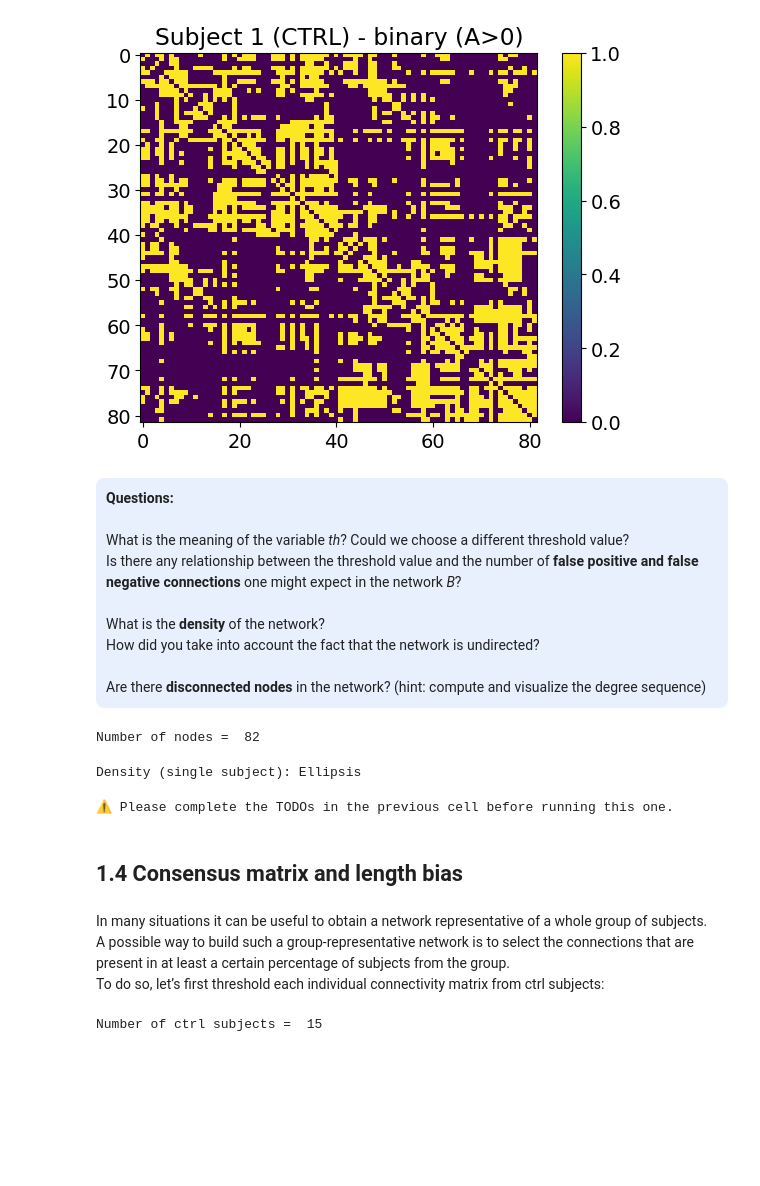
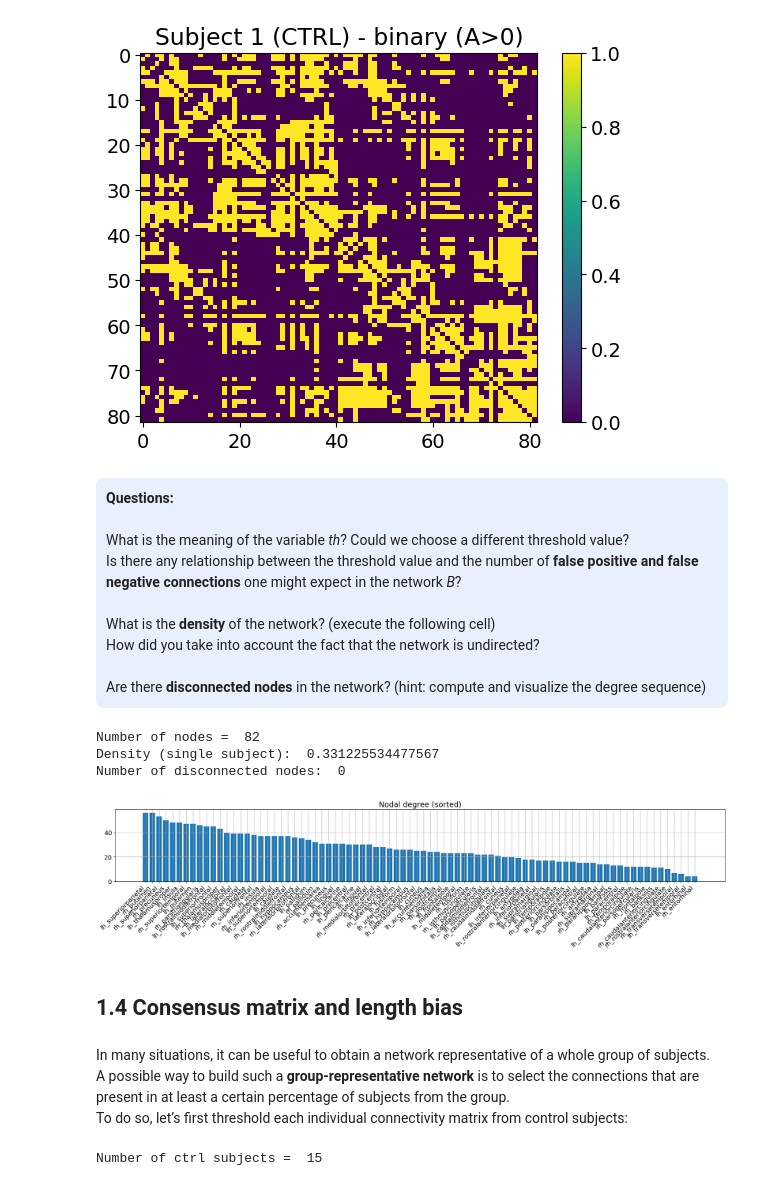
Before and after one commit to agriffa/IST_Connectomics_Lab, a Jupyter notebook: IST_Connectomics_Lab_colab.ipynb, the cells around one changed output. Drawn from its saved outputs; the diff is of its cells as text; code cells hidden in the pictures; blank space fills up the shorter version.

```diff
--- a/IST_Connectomics_Lab_colab.ipynb
+++ b/IST_Connectomics_Lab_colab.ipynb
@@ -258,47 +259,44 @@ plt.show()
 <b>Questions:</b> <br><br>
     What is the meaning of the variable <i>th</i>? Could we choose a different threshold value?<br>
     Is there any relationship between the threshold value and the number of <b>false positive and false negative connections</b> one might expect in the network <i>B</i>?<br><br>
-    What is the <b>density</b> of the network?<br>
+    What is the <b>density</b> of the network? (execute the following cell)<br>
     How did you take into account the fact that the network is undirected?<br><br>
     Are there <b>disconnected nodes</b> in the network? (hint: compute and visualize the degree sequence)<br>
 </div>
-# %%
-print("Number of nodes = ", nn)
-# %% [output]
-Number of nodes =  82
 # %%
-# TODO: Compute density of single subject network B
-d_single_subject = ...
-print("Density (single subject):", d_single_subject)
+print("Number of nodes = ", nn)
 
-# TODO: Compute degree sequence
-k_single_subject = ...
+# --- compute density of single subject network B ---
+d_single_subject = np.sum(B) / (nn * (nn-1))
+print("Density (single subject): ", d_single_subject)
 
-# TODO: Verify whether there are diconnected nodes
+# --- compute degree sequence ---
+k_single_subject = np.sum(B, axis=0)
+
+# --- verify whether there are diconnected nodes ---
+print("Number of disconnected nodes: ", np.sum(k_single_subject == 0))
 # %% [output]
-Density (single subject): Ellipsis
+Number of nodes =  82
+Density (single subject):  0.331225534477567
+Number of disconnected nodes:  0
 # %%
-# Stop the cell if students haven't completed the exercise yet
-if isinstance(d_single_subject, type(...)) or isinstance(k_single_subject, type(...)):
-    print("⚠️ Please complete the TODOs in the previous cell before running this one.")
-else:
-    # Plot sorted degree sequence
-    ix_sort = np.argsort(-k_single_subject)
-    plt.figure(figsize=(20, 5))
-    plt.bar(np.arange(nn), k_single_subject[ix_sort])
-    plt.grid(True)
-    plt.title("Nodal degree (sorted)")
-    plt.xticks(np.arange(nn), [labels[i] for i in ix_sort], rotation=45, ha="right")
-    plt.tight_layout()
-    plt.show()
+# Plot sorted degree sequence
+ix_sort = np.argsort(-k_single_subject)
+plt.figure(figsize=(20, 5))
+plt.bar(np.arange(nn), k_single_subject[ix_sort])
+plt.grid(True)
+plt.title("Nodal degree (sorted)")
+plt.xticks(np.arange(nn), [labels[i] for i in ix_sort], rotation=45, ha="right")
+plt.tight_layout()
+plt.show()
 # %% [output]
-⚠️ Please complete the TODOs in the previous cell before running this one.
+[figure, added]
 # %% [markdown]
 ## 1.4 Consensus matrix and length bias
 # %% [markdown]
-In many situations it can be useful to obtain a network representative of a whole group of subjects.
-A possible way to build such a group-representative network is to select the connections that are present in at least a certain percentage of subjects from the group.
-To do so, let’s first threshold each individual connectivity matrix from ctrl subjects:
+In many situations, it can be useful to obtain a network representative of a whole group of subjects.
+A possible way to build such a **group-representative network** is to select the connections that are present in at least a certain percentage of subjects from the group.
+To do so, let’s first threshold each individual connectivity matrix from control subjects:
 # %%
 print("Number of ctrl subjects = ", ns)
 
```
Also changed, not shown: parts of 42 cells of this notebook.
